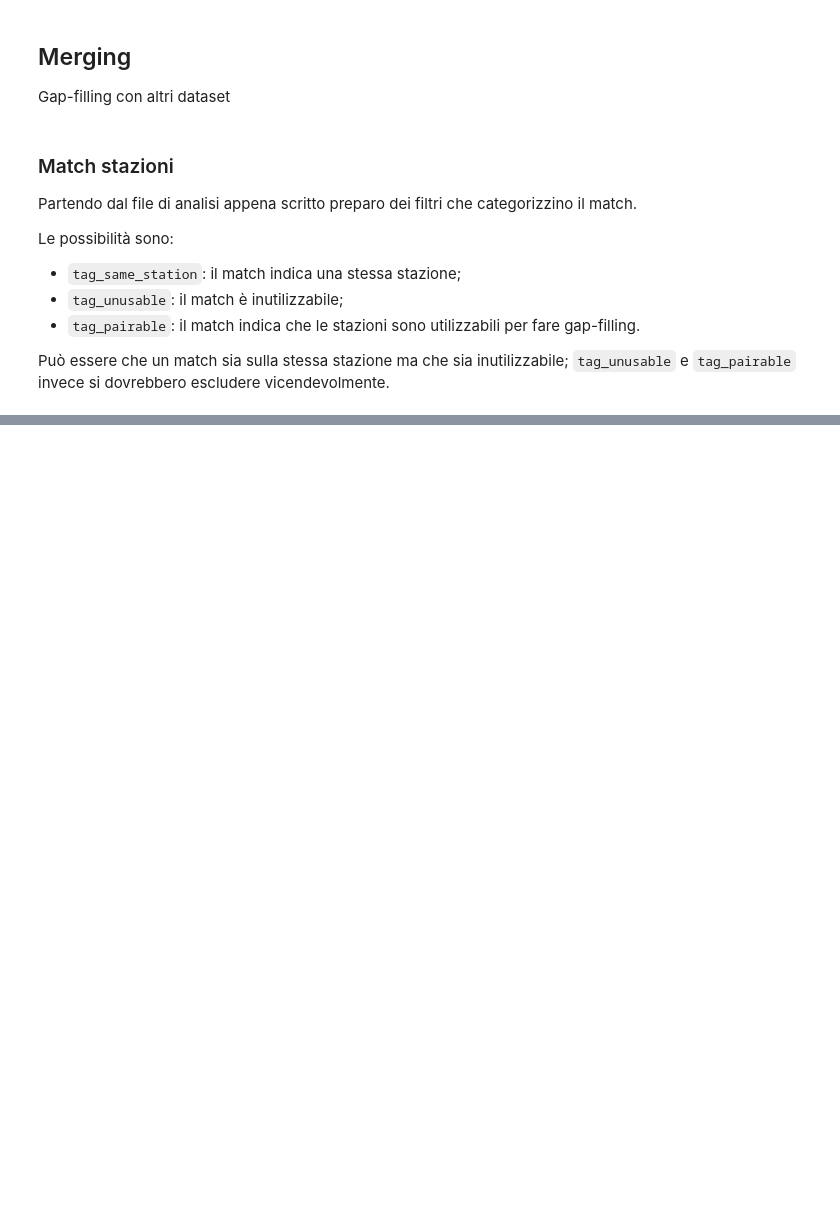
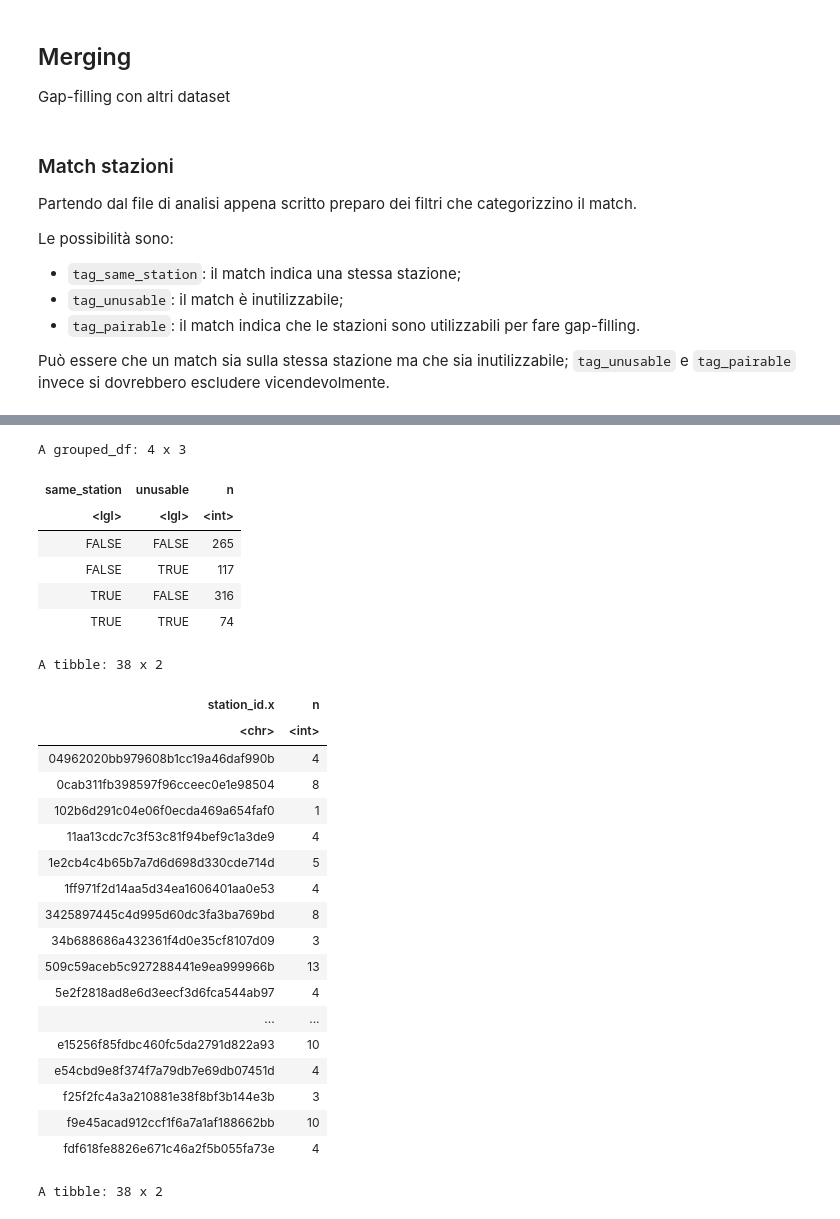
Before and after one commit to dnstudent/TesiMag, a Jupyter notebook: notebooks/integrazioni_regionali/lombardia/lombardia.ipynb, the cells around one changed output, grey strips where cells are left out. Cells and saved outputs as stored; diff of their text form; code cells hidden in the pictures; blank space fills up the shorter version.

```diff
--- a/notebooks/integrazioni_regionali/lombardia/lombardia.ipynb
+++ b/notebooks/integrazioni_regionali/lombardia/lombardia.ipynb
@@ -225,0 +238,11 @@ gc()
+# %%
+merged_scia <- open_checkpoint(dataset_id, "merged_scia")
+analysis_results <- perform_analysis_single(
+    merged_scia,
+    dist_km = 6,
+    first_date,
+    last_date,
+    file.path(str_to_lower(state), "internal.xlsx")
+)
+rm(merged_scia)
+gc()
@@ -225,0 +259,41 @@ gc()
+# %%
+analysis_results <- tag_analysis(analysis_results, list("same_station" = tag_same_station_internal, "unusable" = tag_unusable_internal))
+analysis_results$analysis |>
+        group_by(same_station, unusable) |>
+        tally()
+filter(analysis_results$analysis, same_station) |>
+        group_by(station_id.x) |>
+        tally() |>
+        filter(n != 2L)
+filter(analysis_results$analysis, same_station) |>
+        group_by(station_id.y) |>
+        tally() |>
+        filter(n != 2L)
+# %% [output]
+A grouped_df: 4 x 3
+| same_station | unusable | n |
+| <lgl> | <lgl> | <int> |
+| FALSE | FALSE | 265 |
+| FALSE | TRUE | 117 |
+| TRUE | FALSE | 316 |
+| TRUE | TRUE | 74 |
+A tibble: 38 x 2
+| station_id.x | n |
+| <chr> | <int> |
+| 04962020bb979608b1cc19a46daf990b | 4 |
+| 0cab311fb398597f96cceec0e1e98504 | 8 |
+| 102b6d291c04e06f0ecda469a654faf0 | 1 |
+| 11aa13cdc7c3f53c81f94bef9c1a3de9 | 4 |
+| 1e2cb4c4b65b7a7d6d698d330cde714d | 5 |
+| 1ff971f2d14aa5d34ea1606401aa0e53 | 4 |
+| 3425897445c4d995d60dc3fa3ba769bd | 8 |
+| 34b688686a432361f4d0e35cf8107d09 | 3 |
+| 509c59aceb5c927288441e9ea999966b | 13 |
+| 5e2f2818ad8e6d3eecf3d6fca544ab97 | 4 |
+| ... | ... |
+| e15256f85fdbc460fc5da2791d822a93 | 10 |
+| e54cbd9e8f374f7a79db7e69db07451d | 4 |
+| f25f2fc4a3a210881e38f8bf3b144e3b | 3 |
+| f9e45acad912ccf1f6a7a1af188662bb | 10 |
+| fdf618fe8826e671c46a2f5b055fa73e | 4 |
+A tibble: 38 x 2
```
Also changed, not shown: parts of 18 cells of this notebook, 3 other files.
